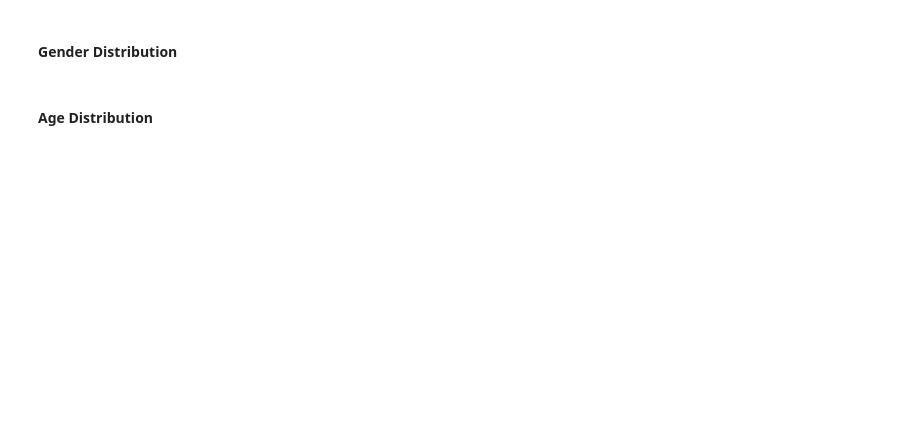
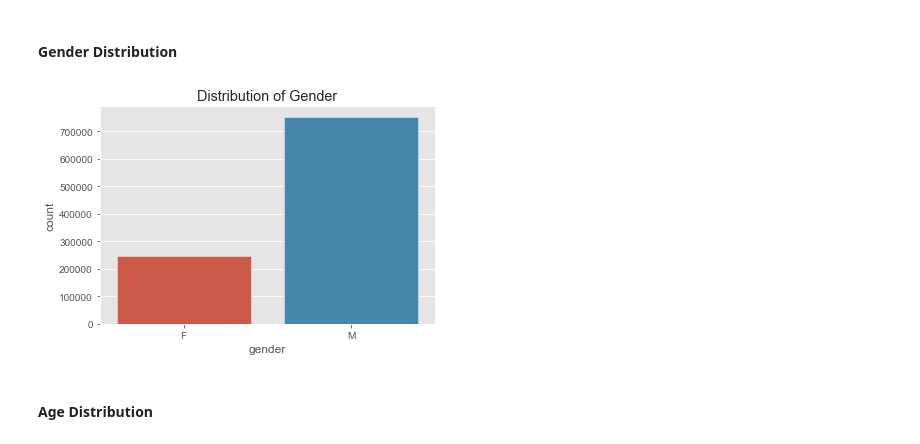
Before and after one commit to abhishekjainz/multi-armed-bandits-recommendation-system, a Jupyter notebook: code/MovieLens 1M EDA.ipynb, the cells around one changed output. Saved outputs shown, nothing was run; the diff lists cells and outputs as text; code cells hidden in the pictures; blank space fills up the shorter version.

```diff
--- a/code/MovieLens 1M EDA.ipynb
+++ b/code/MovieLens 1M EDA.ipynb
@@ -241,8 +251,11 @@ fig.show()
 #### Gender Distribution
 # %%
 # Plot distribution of gender
-fig = px.histogram(df, x="gender", title="Distribution of Gender")
-fig.show()
+sns.countplot(x='gender', data=df)
+plt.title("Distribution of Gender")
+plt.show()
+# %% [output]
+[figure, added]
 # %% [markdown]
 #### Age Distribution
 # %%
```
Also changed, not shown: parts of 14 cells of this notebook.
